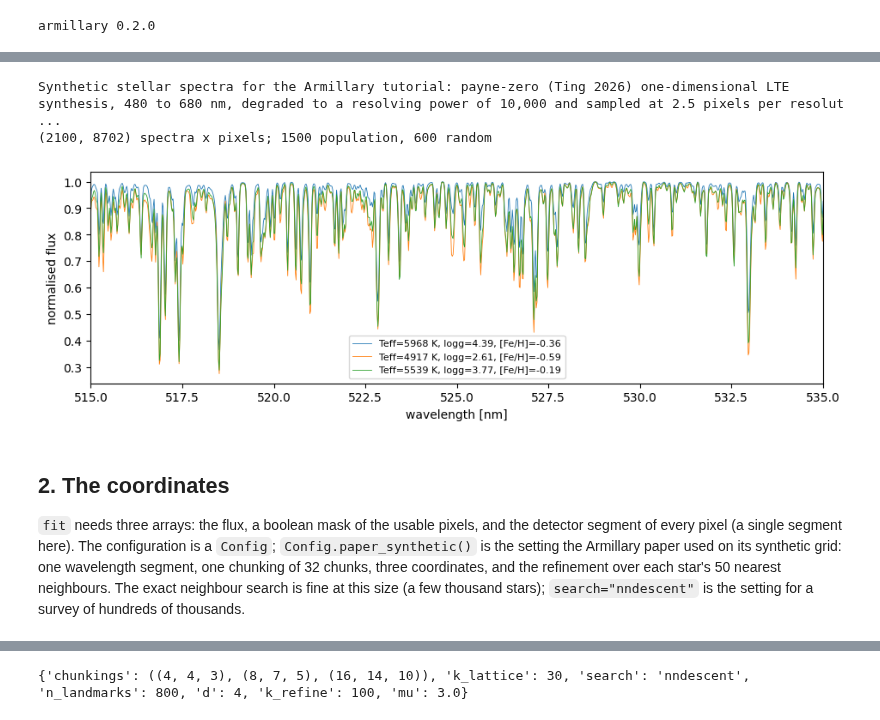
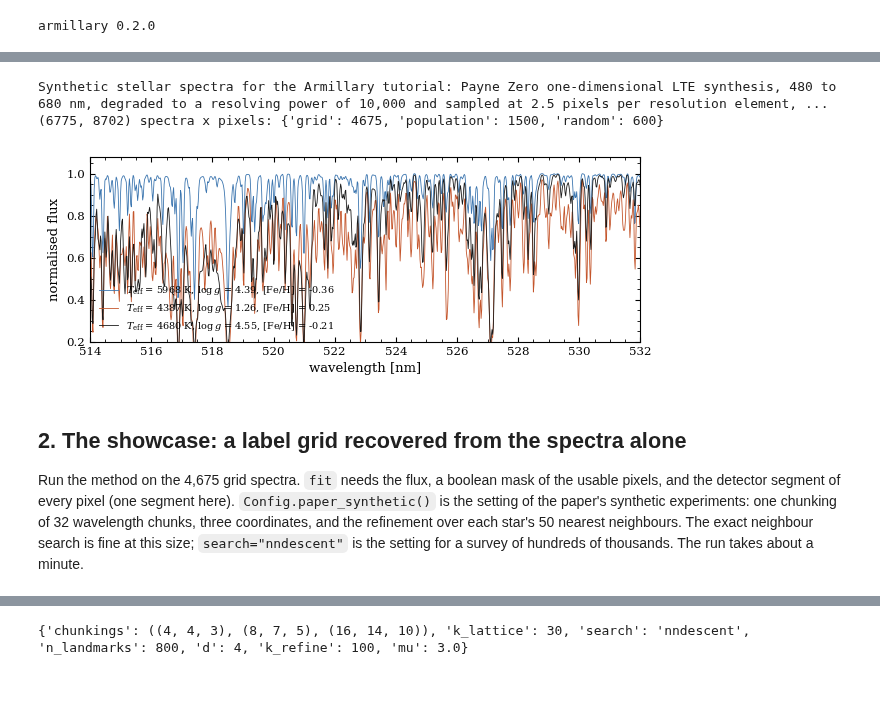
Before and after one commit to tingyuansen/armillary, a Jupyter notebook: armillary_tutorial.ipynb, the cells around one changed output, grey strips where cells are left out. Drawn from its saved outputs; the diff is of its cells as text; code cells hidden in the pictures; blank space fills up the shorter version.

```diff
--- a/armillary_tutorial.ipynb
+++ b/armillary_tutorial.ipynb
@@ -28,18 +35,18 @@ armillary 0.2.0
 # %%
 z = np.load("examples/synthetic_spectra.npz")
 flux = z["flux"].astype(np.float32); wl = z["wavelength_nm"]; labels = z["labels"].astype(float); sample = z["sample"]
 print(str(z["readme"]))
-print(flux.shape, "spectra x pixels;", (sample == "population").sum(), "population,", (sample == "random").sum(), "random")
+print(flux.shape, "spectra x pixels:", {s: int((sample == s).sum()) for s in ("grid", "population", "random")})
 
-fig, ax = plt.subplots(figsize=(11, 3.2))
-for i, c in zip([0, 700, 1400], ["C0", "C1", "C2"]):
-    ax.plot(wl, flux[i], lw=0.6, color=c, label=f"Teff={labels[i,0]:.0f} K, logg={labels[i,1]:.2f}, [Fe/H]={labels[i,2]:.2f}")
-ax.set_xlim(515, 535); ax.set_xlabel("wavelength [nm]"); ax.set_ylabel("normalised flux"); ax.legend(fontsize=8); plt.show()
+fig, ax = plt.subplots(figsize=(tf.fs.FULL_WIDTH, 2.4))
+for i, c in zip(np.where(sample == "population")[0][[0, 300, 900]], [tf.fs.BLUE, tf.fs.ORANGE, tf.fs.INK]):
+    ax.plot(wl, flux[i], lw=0.6, color=c, label=rf"$T_{{\rm eff}}$ = {labels[i,0]:.0f} K, $\log g$ = {labels[i,1]:.2f}, [Fe/H] = {labels[i,2]:.2f}")
+ax.set_xlim(514, 532); ax.set_ylim(0.2, 1.08); ax.set_xlabel("wavelength [nm]"); ax.set_ylabel("normalised flux"); ax.legend(fontsize=7, loc="lower left"); plt.show()
 # %% [output]
-Synthetic stellar spectra for the Armillary tutorial: payne-zero (Ting 2026) one-dimensional LTE synthesis, 480 to 680 nm, degraded to a resolving power of 10,000 and sampled at 2.5 pixels per resolut ...
-(2100, 8702) spectra x pixels; 1500 population, 600 random
+Synthetic stellar spectra for the Armillary tutorial: Payne Zero one-dimensional LTE synthesis, 480 to 680 nm, degraded to a resolving power of 10,000 and sampled at 2.5 pixels per resolution element, ...
+(6775, 8702) spectra x pixels: {'grid': 4675, 'population': 1500, 'random': 600}
-[figure, old version]
+[figure, new version]
 # %% [markdown]
-## 2. The coordinates
+## 2. The showcase: a label grid recovered from the spectra alone
 
-`fit` needs three arrays: the flux, a boolean mask of the usable pixels, and the detector segment of every pixel (a single segment here). The configuration is a `Config`; `Config.paper_synthetic()` is the setting the Armillary paper used on its synthetic grid: one wavelength segment, one chunking of 32 chunks, three coordinates, and the refinement over each star's 50 nearest neighbours. The exact neighbour search is fine at this size (a few thousand stars); `search="nndescent"` is the setting for a survey of hundreds of thousands.
+Run the method on the 4,675 grid spectra. `fit` needs the flux, a boolean mask of the usable pixels, and the detector segment of every pixel (one segment here). `Config.paper_synthetic()` is the setting of the paper's synthetic experiments: one chunking of 32 wavelength chunks, three coordinates, and the refinement over each star's 50 nearest neighbours. The exact neighbour search is fine at this size; `search="nndescent"` is the setting for a survey of hundreds of thousands. The run takes about a minute.
```
Also changed, not shown: parts of 20 cells of this notebook, 14 other files.
